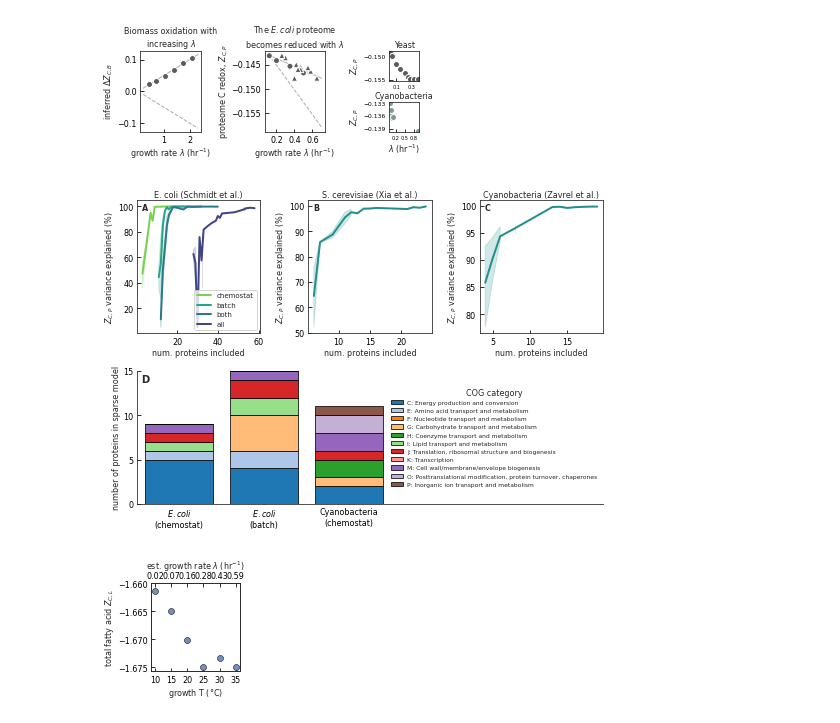
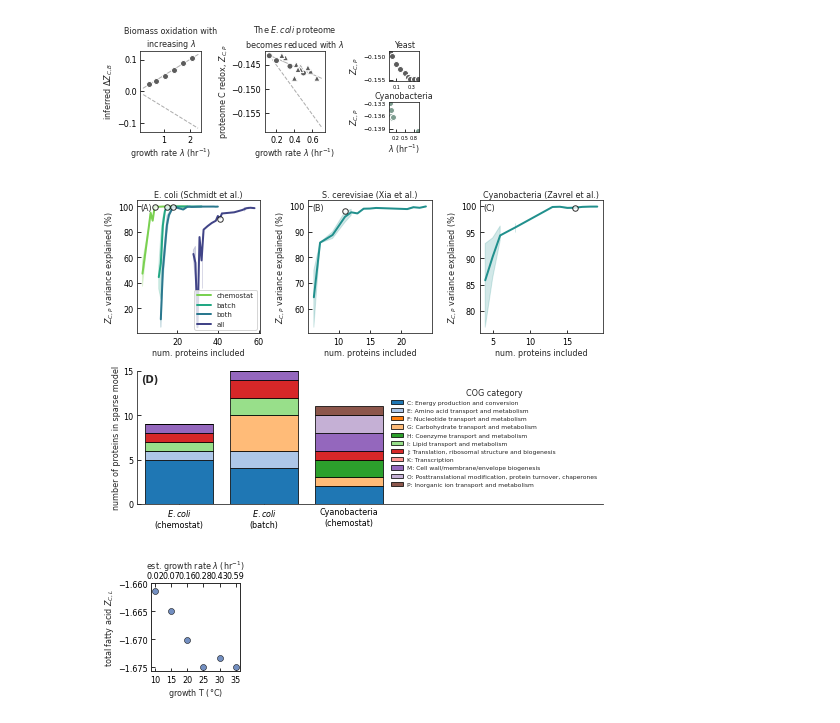
Before and after one commit to flamholz/redox-proteome, a Jupyter notebook: notebooks/Fig7.ipynb, the cells around one changed output. Cells and saved outputs as stored; diff of their text form; code cells hidden in the pictures.

Commit message:
use files generated by new munge sparse reg script.

```diff
--- a/notebooks/Fig7.ipynb
+++ b/notebooks/Fig7.ipynb
@@ -205,13 +205,14 @@ plt.show()
 [figure]
 # %%
 # Load results of lasso regression analysis for varying regularization strength alpha
-# TODO: move the code that generates these from misc/proteome_ZC_regressions.ipynb to munge/
-regression_results_df = pd.read_csv('../data/proteomes/all_lasso_regression.csv')
+# Files generated by munge/sparse_reconstruct_ZCP.py
+regression_results_df = pd.read_csv('../output/sparse_reg/all_lasso_regression.csv')
 regression_results_df['var_explained_pct'] = 100*regression_results_df.r2
 
 # Load COG category analysis at alpha = 1e-8
-long_cat_counts_df = pd.read_csv('../data/proteomes/long_lasso_regression_COG_counts_alpha=1e-08.csv')
+long_cat_counts_df = pd.read_csv('../output/sparse_reg/long_lasso_regression_COG_counts_alpha=1e-08.csv')
 
+# Load COG category metadata
 COG_cats = pd.read_csv('../data/COG-fun-20.csv').set_index('category')
 # %%
 ##### Supplementary Fig -- reconstruction of proteome NOSC requires > 5 proteins with distinct functions
@@ -228,7 +229,14 @@ for i, org in zip('ABC', 'coli,yeast,PCC6803'.split(',')):
         regression_results_df.organism_key == org,
         regression_results_df.var_explained_pct > 0)
     sns.lineplot(data=regression_results_df[mask], x='number_nonzero', y='var_explained_pct',
-                    hue='conditions_included', palette='viridis_r')
+                 hue='conditions_included', palette='viridis_r')
+
+    # Highlight the results for alpha = 1e-8
+    mask = np.logical_and(
+        mask, (regression_results_df.alpha-1e-08).abs() < 1e-10)
+    plt.scatter(regression_results_df[mask].number_nonzero, regression_results_df[mask].var_explained_pct,
+                s=30, color='w', edgecolor='k', linewidth=1, zorder=10, alpha=0.8)
+
     plt.legend(title=None, loc=4)
     if org != 'coli':
         plt.legend().set_visible(False)
@@ -236,8 +244,7 @@ for i, org in zip('ABC', 'coli,yeast,PCC6803'.split(',')):
     plt.xlabel('num. proteins included')
     plt.ylabel('$Z_{C,P}$ variance explained (%)')
     plt.title(organism_dict[org])
-    plt.text(0.04, 0.98, i, transform=plt.gca().transAxes, fontweight='bold', fontsize=8, va='top')
-
+    plt.text(0.03, 0.98, '({0})'.format(i), transform=plt.gca().transAxes, fontsize=8, va='top')
 
 plt.sca(axs['D'])
 pal = sns.color_palette('tab20')
@@ -248,35 +255,35 @@ labels = '$E. coli$\n(chemostat),$E. coli$\n(batch),Cyanobacteria\n(chemostat)'.
 n_conds = len(conds)
 
 bottom = np.zeros(n_conds)
 xs = np.arange(n_conds)
 cat_order = sorted(COG_cats.index.values)
 for i, cat in enumerate(cat_order):
     cat_desc = COG_cats.loc[cat].description
     masked = long_cat_counts_df[long_cat_counts_df.COG_category == cat].set_index('organism_condition')
     if masked.number_proteins.sum() == 0:
         continue
 
     ys = masked.loc[conds].number_proteins.values
     label = '{0}: {1}'.format(cat, cat_desc)
     plt.bar(xs, ys, bottom=bottom, color=pal[j], label=label, edgecolor='k', linewidth=0.75)
     bottom += ys
     j += 1
 
 plt.xlim(-0.5, n_conds+2)
 plt.xticks(xs, labels, ha='center')
 plt.ylabel('number of proteins in sparse model')
 plt.yticks(np.arange(0, 15.1, 5))
-plt.text(0.01, 0.98, 'D', transform=plt.gca().transAxes, fontweight='bold', fontsize=10, va='top')
+plt.text(0.01, 0.98, '(D)', transform=plt.gca().transAxes, fontweight='bold', fontsize=10, va='top')
 
 l = plt.legend(loc='center right', title='COG category', fontsize=6, frameon=False)
 plt.setp(l.get_title(), fontsize=8)
 sns.despine(ax=plt.gca())
 
 plt.tight_layout()
 plt.savefig('../output/FigSX_sparse_ZC_reconstruction.png', facecolor='w', dpi=300)
 plt.show()
 # %% [output]
-[figure, old version]
+[figure, new version]
 # %%
 # Read lipid redox data from Marr 1962 -- they measured only FA composition
 # not total FA content as a fraction of dry weight or C.
```
